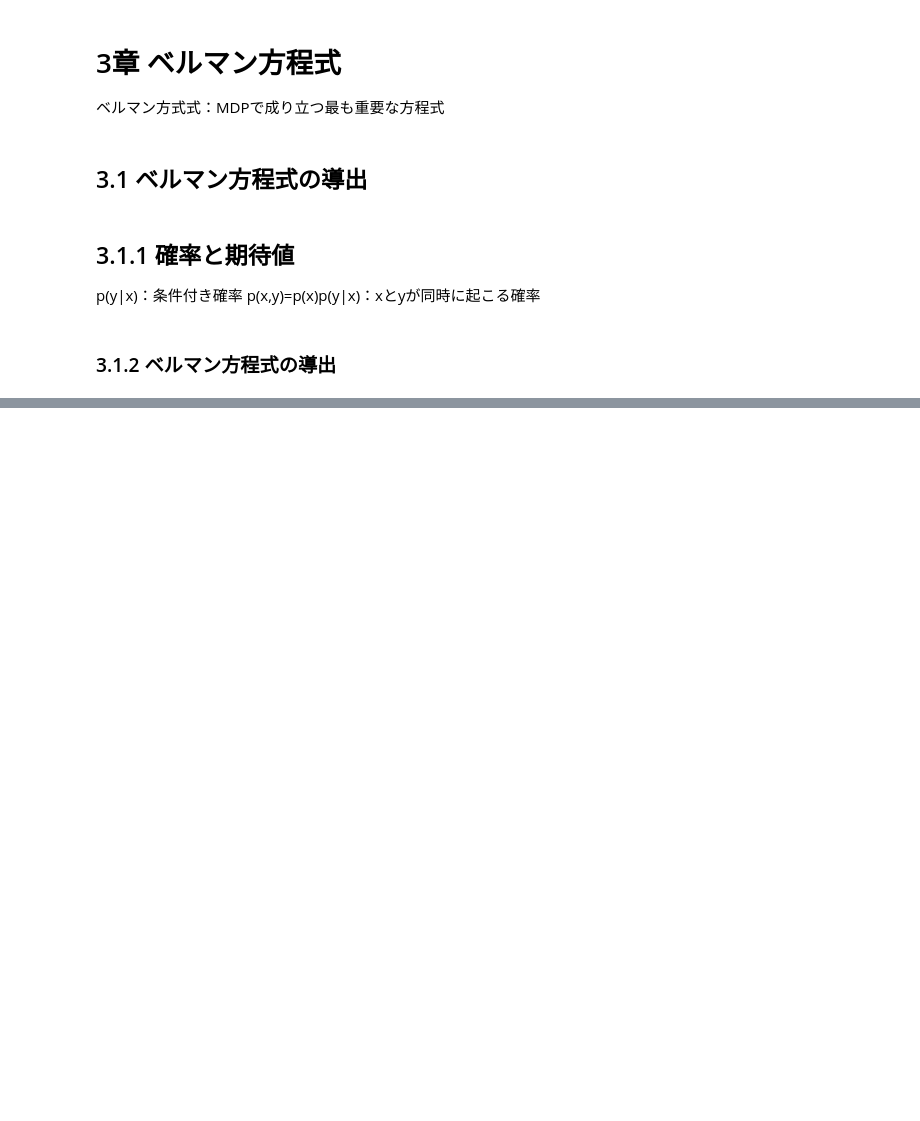
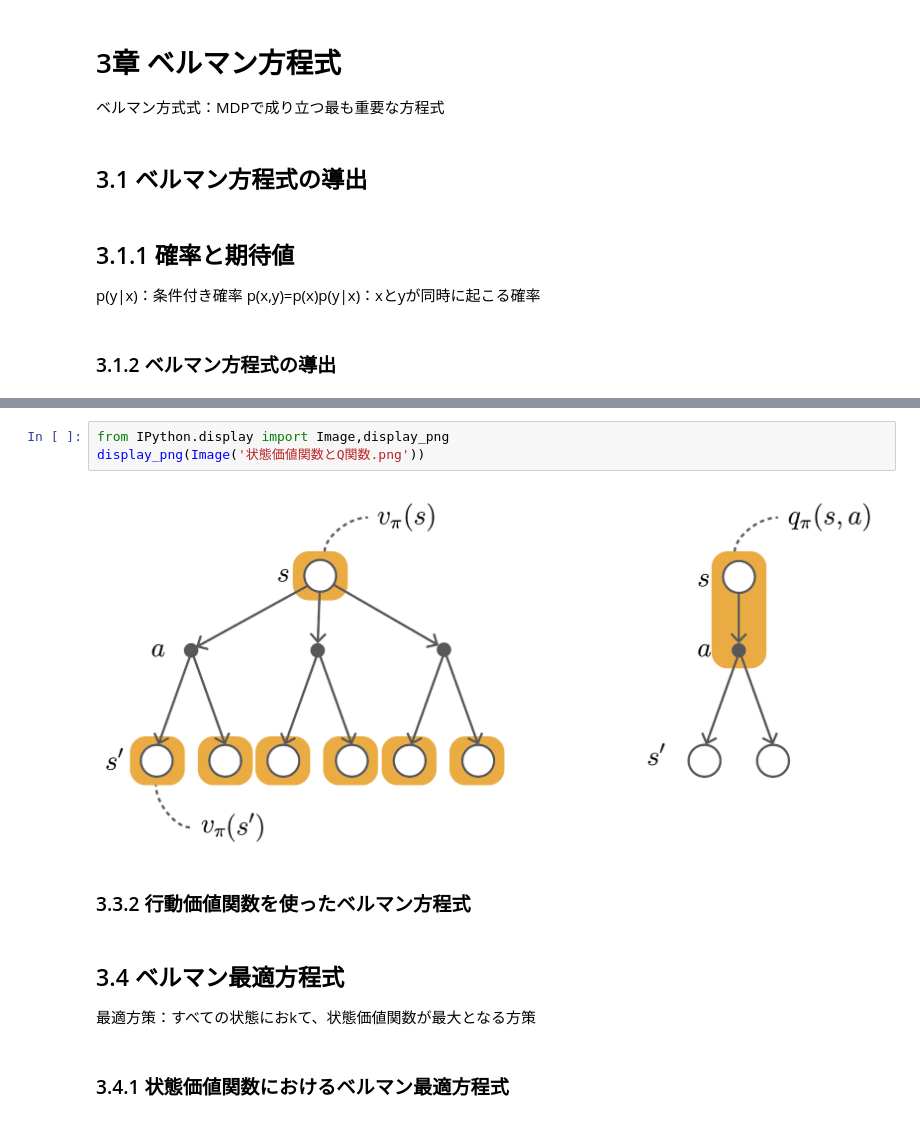
Before and after one commit to sota1111/DL_Zero, a Jupyter notebook: DL_Zero4_1.ipynb, the cells around one changed output, grey strips where cells are left out. Cells and saved outputs as stored; diff of their text form; blank space fills up the shorter version.

```diff
--- a/DL_Zero4_1.ipynb
+++ b/DL_Zero4_1.ipynb
@@ -500,0 +521,12 @@ p(x,y)=p(x)p(y|x)：xとyが同時に起こる確率
+# %%
+from IPython.display import Image,display_png
+display_png(Image('状態価値関数とQ関数.png'))
+# %% [output]
+[figure, added]
+# %% [markdown]
+### 3.3.2 行動価値関数を使ったベルマン方程式
+# %% [markdown]
+## 3.4 ベルマン最適方程式
+最適方策：すべての状態におkて、状態価値関数が最大となる方策
+# %% [markdown]
+### 3.4.1 状態価値関数におけるベルマン最適方程式
```
Also changed, not shown: parts of 9 cells of this notebook.
